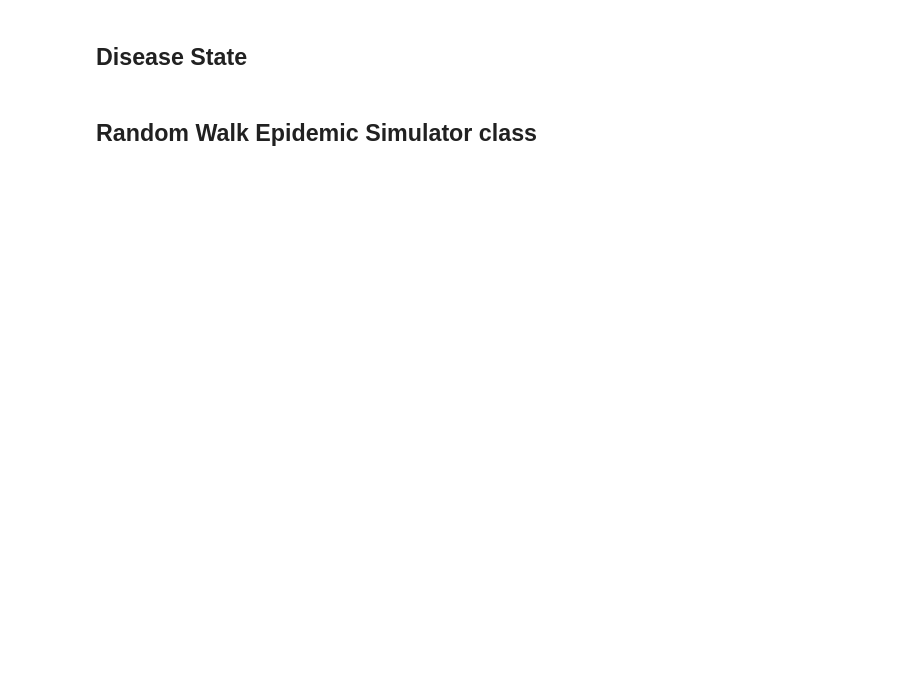
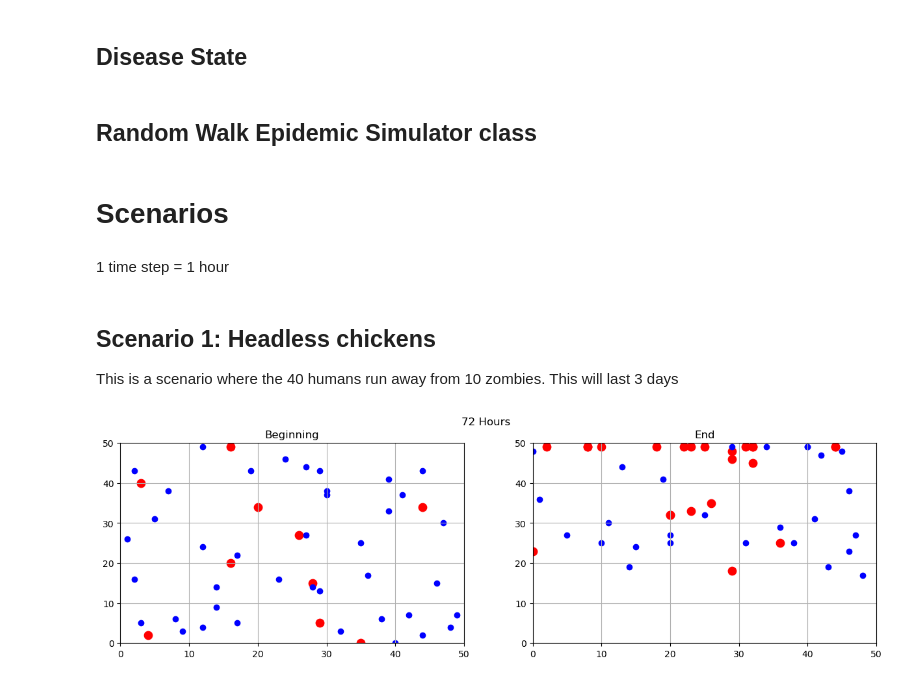
Before and after one commit to MOD510-2023/Project-4, a Jupyter notebook: RWD.ipynb, the cells around one changed output. Cells and saved outputs as stored; diff of their text form; code cells hidden in the pictures; blank space fills up the shorter version.

Commit message:
Scenarios

```diff
--- a/RWD.ipynb
+++ b/RWD.ipynb
@@ -33,10 +43,12 @@ class Direction(Enum):
 class DiseaseState(Enum):
 
     HUMAN = 0 # SUSCEPTIBLE = HUMAN
-    EXPOSED = 1
+    IMMUNE = 1
     ZOMBIE = 2 #INFECTIOUS = ZOMBIE
-    IMMUNE = 3
+    HEALER = 3
     DEAD = 4
+    HUNTER = 5
+    VAMPIRE = 6
 # %% [markdown]
 ## Random Walk Epidemic Simulator class
 # %%
@@ -238,0 +364,30 @@ class RandomWalkEpidemicSimulator:
+# %% [markdown]
+# Scenarios
+# %% [markdown]
+1 time step = 1 hour
+# %%
+day = 24
+week = day * 7
+month = week * 4
+# %% [markdown]
+## Scenario 1: Headless chickens
+
+This is a scenario where the 40 humans run away from 10 zombies. This will last 3 days
+# %%
+scenario01 = RandomWalkEpidemicSimulator(50, 10)
+n = 3 * day
+
+plt.figure(figsize=(15,4))
+plt.suptitle(f"{n} Hours")
+
+plt.subplot(1, 2, 1)
+plt.title("Beginning")
+scenario01.game()
+
+scenario01.run(n)
+
+plt.subplot(1,2,2)
+plt.title("End")
+scenario01.game()
+# %% [output]
+[figure, added]
```
Also changed, not shown: parts of 12 cells of this notebook.
